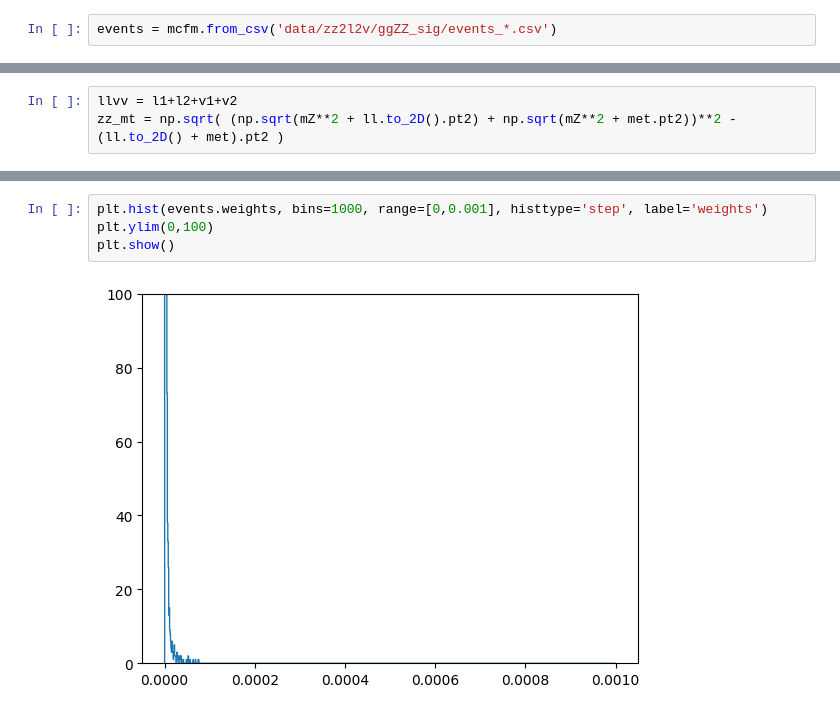
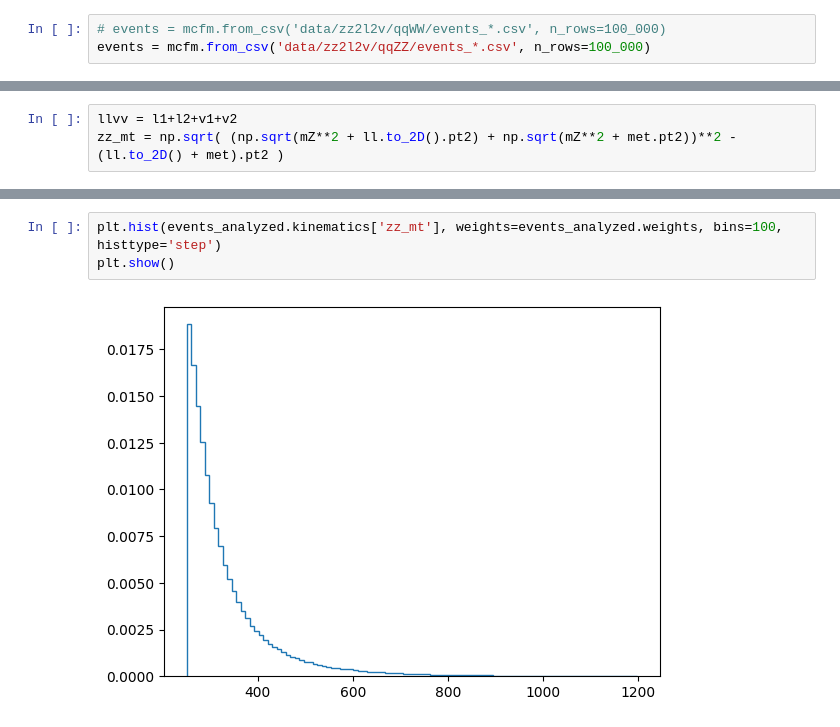
Before and after one commit to hep-cce/nsbi4hep, a Jupyter notebook: notebooks/2l2v-kinematics.ipynb, the cells around one changed output, grey strips where cells are left out. Cells and saved outputs as stored; diff of their text form.

```diff
--- a/notebooks/2l2v-kinematics.ipynb
+++ b/notebooks/2l2v-kinematics.ipynb
@@ -11,2 +11,3 @@ from physics.hzz import zz2l2v
 # %%
-events = mcfm.from_csv('data/zz2l2v/ggZZ_sig/events_*.csv')
+# events = mcfm.from_csv('data/zz2l2v/qqWW/events_*.csv', n_rows=100_000)
+events = mcfm.from_csv('data/zz2l2v/qqZZ/events_*.csv', n_rows=100_000)
@@ -87,6 +77,5 @@ plt.show()
 # %%
-plt.hist(events.weights, bins=1000, range=[0,0.001], histtype='step', label='weights')
-plt.ylim(0,100)
+plt.hist(events_analyzed.kinematics['zz_mt'], weights=events_analyzed.weights, bins=100, histtype='step')
 plt.show()
 # %% [output]
-[figure, old version]
+[figure, new version]
```
Also changed, not shown: parts of 5 cells of this notebook, 39 other files.
